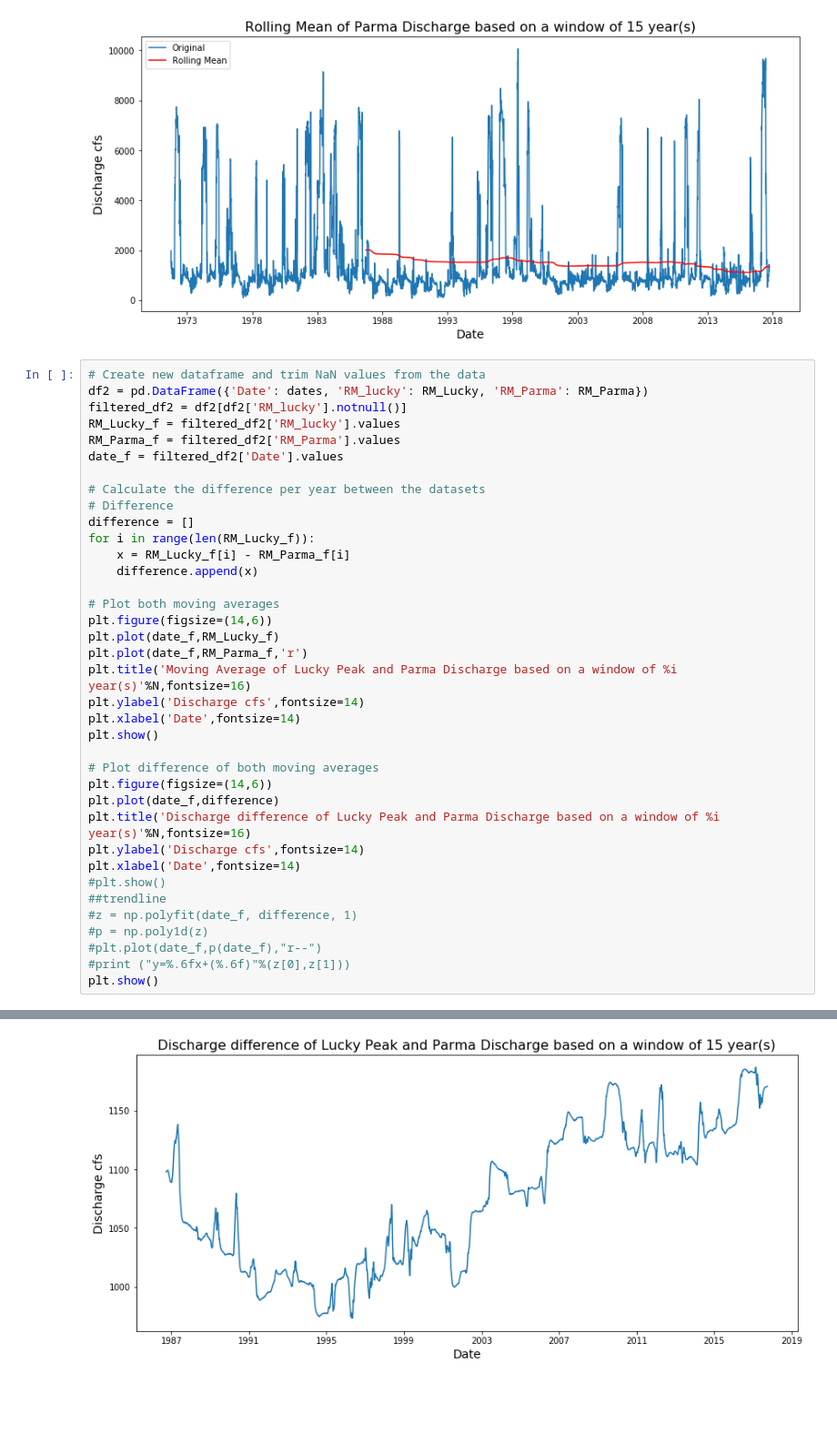
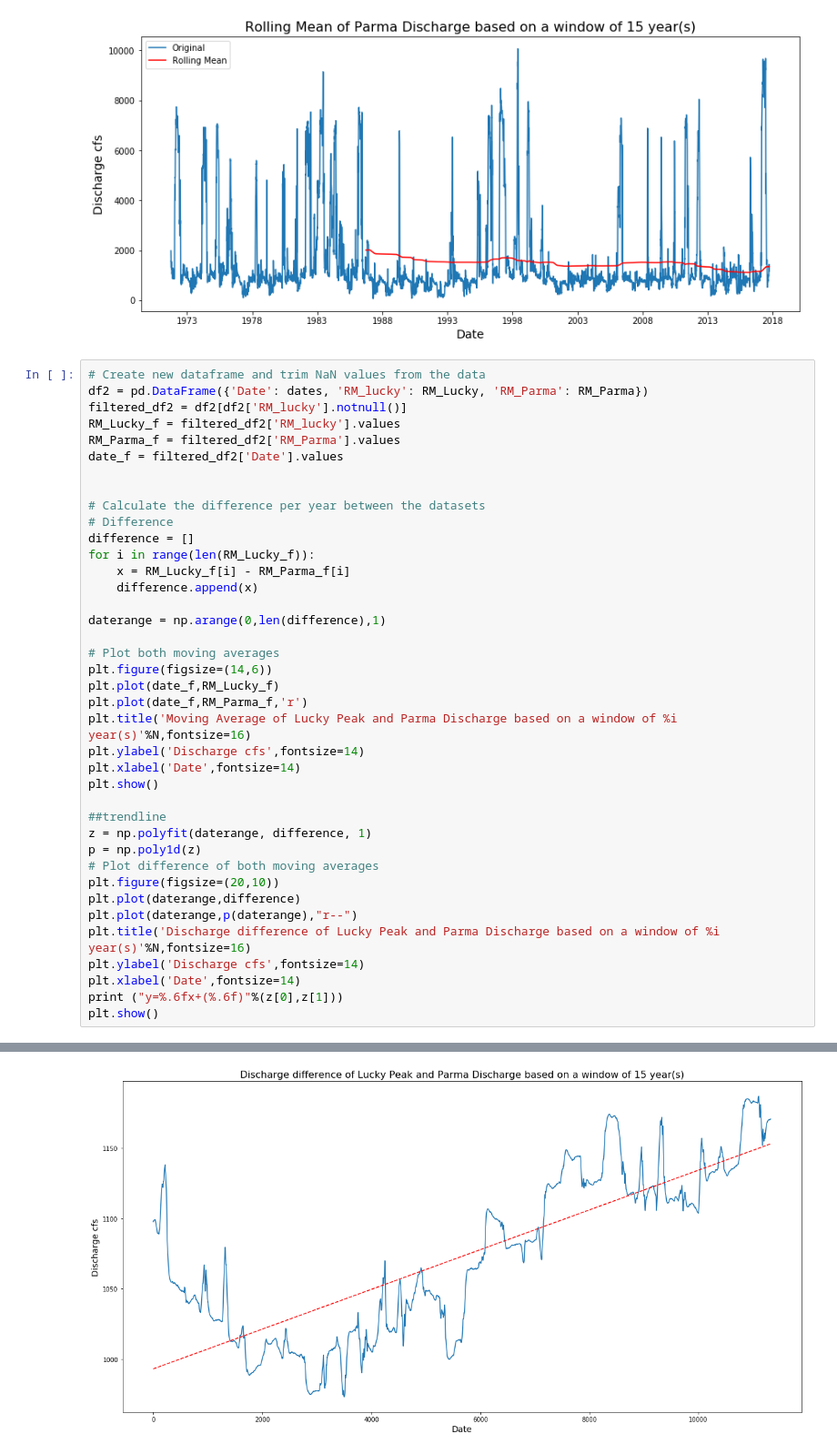
Before and after one commit to curtiscrandall/TVWA, a Jupyter notebook: BoiseRiverDischarge.ipynb, the cells around one changed output, grey strips where cells are left out. Shown: that part at 91% size. Drawn from its saved outputs; the diff is of its cells as text; blank space fills up the shorter version.

Commit message:
fixed the trendline issue

```diff
--- a/BoiseRiverDischarge.ipynb
+++ b/BoiseRiverDischarge.ipynb
@@ -178,12 +178,15 @@ RM_Lucky_f = filtered_df2['RM_lucky'].values
 RM_Parma_f = filtered_df2['RM_Parma'].values
 date_f = filtered_df2['Date'].values
 
+
 # Calculate the difference per year between the datasets
 # Difference
 difference = []
 for i in range(len(RM_Lucky_f)):
     x = RM_Lucky_f[i] - RM_Parma_f[i]
     difference.append(x)
+
+daterange = np.arange(0,len(difference),1)
 
 # Plot both moving averages
 plt.figure(figsize=(14,6))
@@ -194,18 +197,17 @@ plt.ylabel('Discharge cfs',fontsize=14)
 plt.xlabel('Date',fontsize=14)
 plt.show()
 
+##trendline
+z = np.polyfit(daterange, difference, 1)
+p = np.poly1d(z)
 # Plot difference of both moving averages
-plt.figure(figsize=(14,6))
-plt.plot(date_f,difference)
+plt.figure(figsize=(20,10))
+plt.plot(daterange,difference)
+plt.plot(daterange,p(daterange),"r--")
 plt.title('Discharge difference of Lucky Peak and Parma Discharge based on a window of %i year(s)'%N,fontsize=16)
 plt.ylabel('Discharge cfs',fontsize=14)
 plt.xlabel('Date',fontsize=14)
-#plt.show()
-##trendline
-#z = np.polyfit(date_f, difference, 1)
-#p = np.poly1d(z)
-#plt.plot(date_f,p(date_f),"r--")
-#print ("y=%.6fx+(%.6f)"%(z[0],z[1]))
+print ("y=%.6fx+(%.6f)"%(z[0],z[1]))
 plt.show()
 # %% [output]
 [figure]
@@ -212 +215 @@ plt.show()
-[figure, old version]
+[figure, new version]
```
Also changed, not shown: parts of 3 cells of this notebook.
